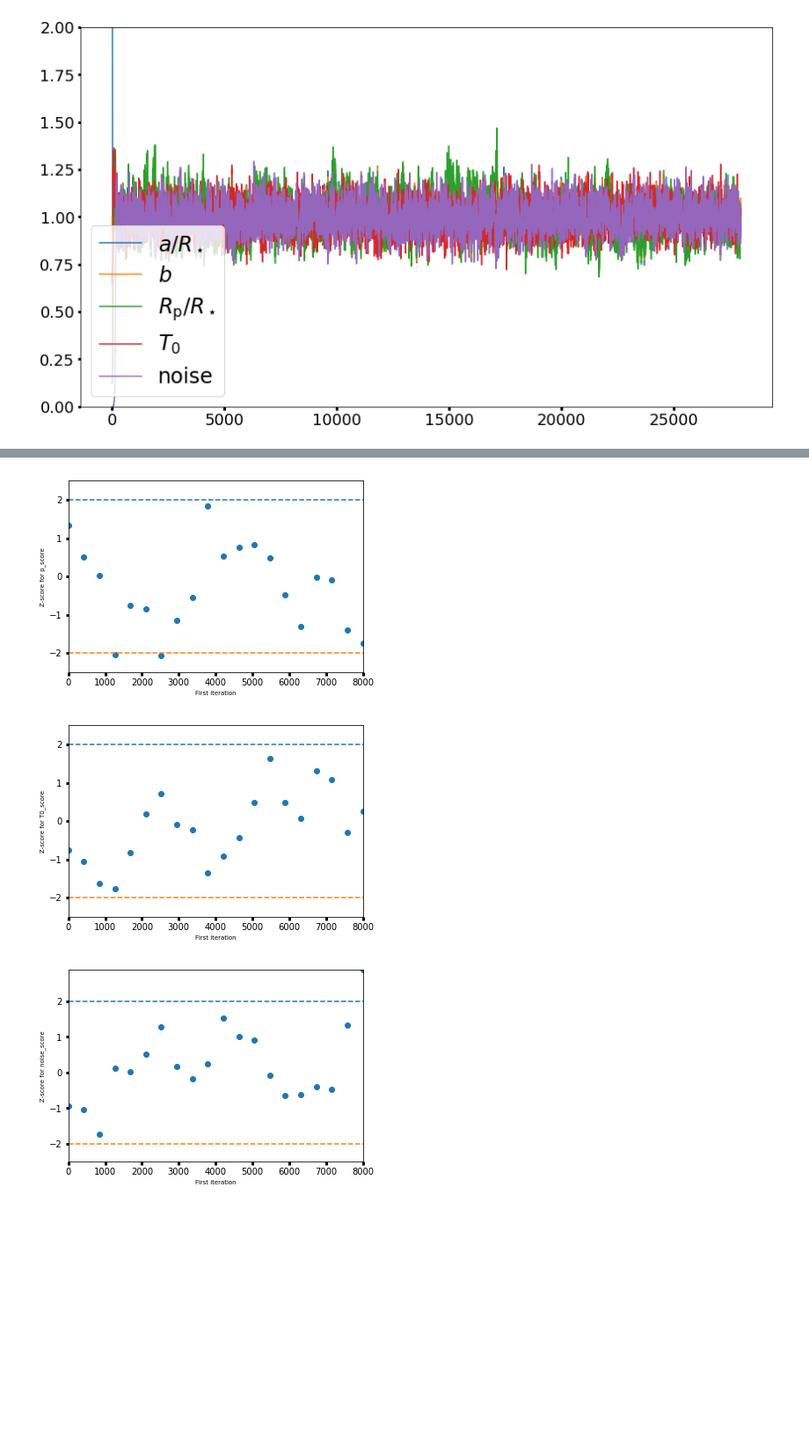
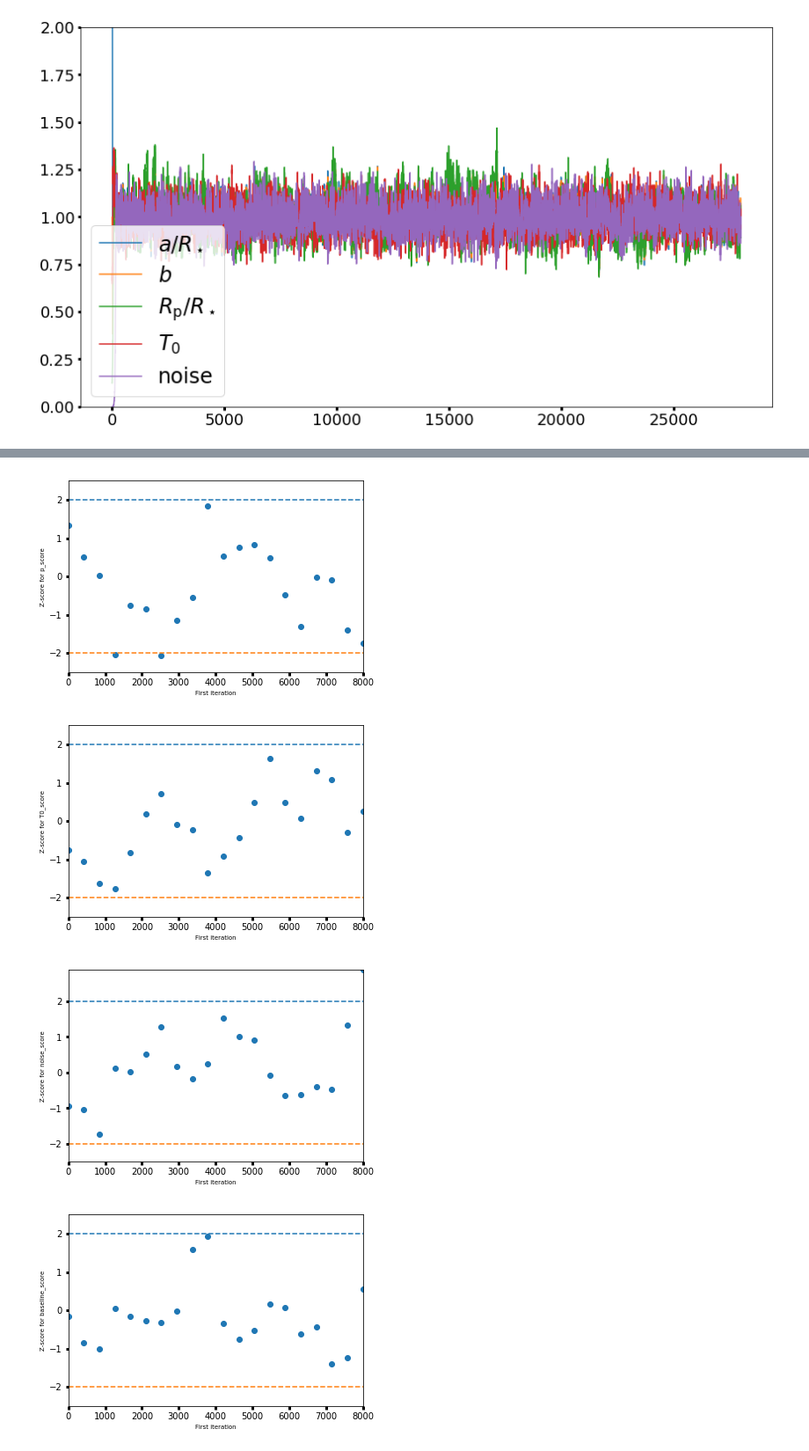
Before and after one commit to BoiseStatePlanetary/Searching-for-Variability-in-Eclipses-in-the-Kepler-Dataset, a Jupyter notebook: code/Analysis_of_Kepler76b.ipynb, the cells around one changed output, grey strips where cells are left out. Shown at 88% size. Cells and saved outputs as stored; diff of their text form; code cells hidden in the pictures; blank space fills up the shorter version.

```diff
--- a/code/Analysis_of_Kepler76b.ipynb
+++ b/code/Analysis_of_Kepler76b.ipynb
@@ -752,6 +755,10 @@ noise_chain = np.array(new_transit_out.flatchain['noise']).reshape((nwalkers, ns
 mean_noise_chain = np.mean(noise_chain, axis=1)
 std_noise_chain = np.std(noise_chain, axis=1)
 
+baseline_chain = np.array(new_transit_out.flatchain['baseline']).reshape((nwalkers, nsteps)).transpose()
+mean_baseline_chain = np.mean(baseline_chain, axis=1)
+std_baseline_chain = np.std(baseline_chain, axis=1)
+
 fig = plt.figure(figsize=(aspect_ratio*8, 8))
 ax = fig.add_subplot(111)
 
@@ -819,25 +828,29 @@ ax.legend(loc='lower left', fontsize=24)
 # %%
 # 2018 Nov 16 - Attempting to use Geweke score from pyMC
 mean_a_score = geweke(mean_a_chain[burn:])
 geweke_plot(mean_a_score, name="a_score")
 
 mean_b_score = geweke(mean_b_chain[burn:])
 geweke_plot(mean_b_score, name="b_score")
 
 mean_p_score = geweke(mean_p_chain[burn:])
 geweke_plot(mean_p_score, name="p_score")
 
 mean_T0_score = geweke(mean_T0_chain[burn:])
 geweke_plot(mean_T0_score, name="T0_score")
 
 mean_noise_score = geweke(mean_noise_chain[burn:])
 geweke_plot(mean_noise_score, name="noise_score")
+
+mean_baseline_score = geweke(mean_baseline_chain[burn:])
+geweke_plot(mean_baseline_score, name="baseline_score")
 # %% [output]
 [figure]
 [figure]
 [figure]
 [figure]
 [figure]
+[figure, added]
 # %%
 # dill.dump_session("Analysis_of_Kepler76b_2018Nov28.db")
 dill.load_session("Analysis_of_Kepler76b_2018Nov28.db")
```
Also changed, not shown: parts of 14 cells of this notebook, 5 other files.
